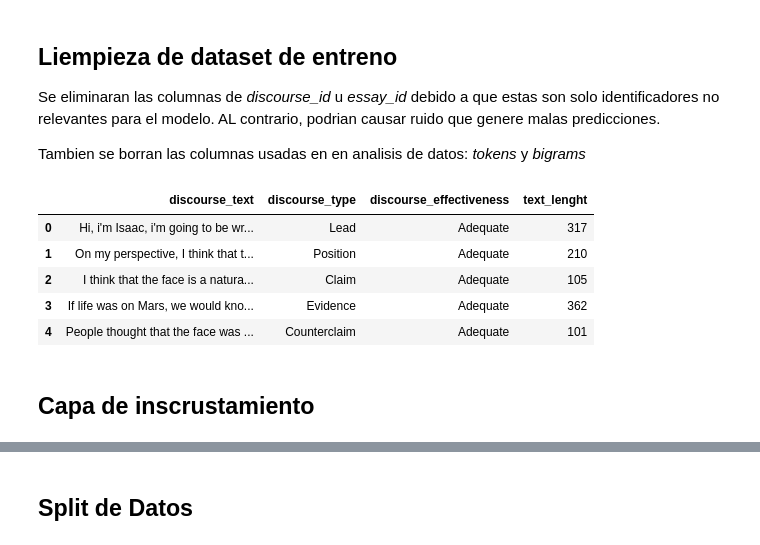
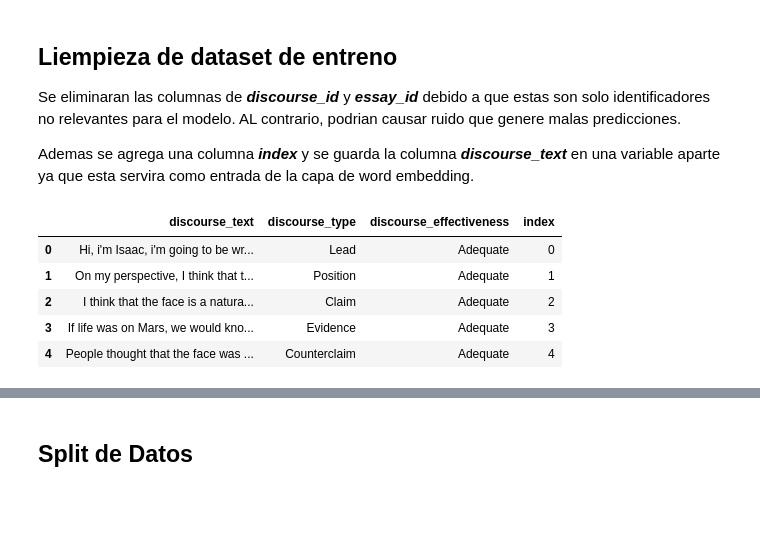
Before and after one commit to Diego-CB/DS-Proyecto, a Jupyter notebook: proyecto.ipynb, the cells around one changed output, grey strips where cells are left out. Drawn from its saved outputs; the diff is of its cells as text; code cells hidden in the pictures; blank space fills up the shorter version.

Commit message:
Modelo con bugs

```diff
--- a/proyecto.ipynb
+++ b/proyecto.ipynb
@@ -105,7 +34,0 @@ Como todo el dataset es texto pues se busca trabajar con natural language proces
-# %%
-data['text_lenght'] = data['discourse_text'].apply(len)
-plt.hist(data['text_lenght'], bins=20)  # Cambia el valor de bins según tus preferencias
-plt.title('Histograma de Longitud de Texto')
-plt.xlabel('Longitud de Texto')
-plt.ylabel('Frecuencia')
-plt.show()
@@ -133,16 +34,0 @@ Vocab size: 113
-# %%
-data['tokens'] = data['discourse_text'].apply(word_tokenize)
-word_frequency = Counter(word for words in data['tokens'] for word in words)
-most_common_words = word_frequency.most_common(20)  # Cambia el número según tus preferencias
-
-# Separar las palabras y las frecuencias en listas separadas
-words, frequencies = zip(*most_common_words)
-
-# Crear el gráfico de barras
-plt.figure(figsize=(12, 6))
-plt.bar(words, frequencies)
-plt.title('Palabras Más Frecuentes')
-plt.xlabel('Palabra')
-plt.ylabel('Frecuencia')
-plt.xticks(rotation=90)  # Para rotar las etiquetas en el eje x
-plt.show()
@@ -151,3 +34,0 @@ plt.show()
-# %%
-n = 2  # Número de palabras por n-grama (en este caso, bigramas)
-data['bigrams'] = data['tokens'].apply(lambda x: list(ngrams(x, n)))
@@ -201,21 +35,18 @@ plt.show()
 # %% [markdown]
 ## Liempieza de dataset de entreno
 
-Se eliminaran las columnas de *discourse_id* u *essay_id* debido a que estas son solo identificadores no relevantes para el modelo. AL contrario, podrian causar ruido que genere malas predicciones.
+Se eliminaran las columnas de ***discourse_id*** y ***essay_id*** debido a que estas son solo identificadores no relevantes para el modelo. AL contrario, podrian causar ruido que genere malas predicciones.
 
-Tambien se borran las columnas usadas en en analisis de datos: *tokens* y *bigrams*
+Ademas se agrega una columna ***index*** y se guarda la columna ***discourse_text*** en una variable aparte ya que esta servira como entrada de la capa de word embedding.
 # %%
 data.drop('discourse_id', axis=1, inplace=True)
 data.drop('essay_id', axis=1, inplace=True)
-data.drop('tokens', axis=1, inplace=True)
-data.drop('bigrams', axis=1, inplace=True)
+data['index'] = data.index
 data.head()
 # %% [output]
-|  | discourse_text | discourse_type | discourse_effectiveness | text_lenght |
-| 0 | Hi, i'm Isaac, i'm going to be wr... | Lead | Adequate | 317 |
-| 1 | On my perspective, I think that t... | Position | Adequate | 210 |
-| 2 | I think that the face is a natura... | Claim | Adequate | 105 |
-| 3 | If life was on Mars, we would kno... | Evidence | Adequate | 362 |
-| 4 | People thought that the face was ... | Counterclaim | Adequate | 101 |
+|  | discourse_text | discourse_type | discourse_effectiveness | index |
+| 0 | Hi, i'm Isaac, i'm going to be wr... | Lead | Adequate | 0 |
+| 1 | On my perspective, I think that t... | Position | Adequate | 1 |
+| 2 | I think that the face is a natura... | Claim | Adequate | 2 |
+| 3 | If life was on Mars, we would kno... | Evidence | Adequate | 3 |
+| 4 | People thought that the face was ... | Counterclaim | Adequate | 4 |
-# %% [markdown]
-## Capa de inscrustamiento
```
Also changed, not shown: parts of 40 cells of this notebook.
